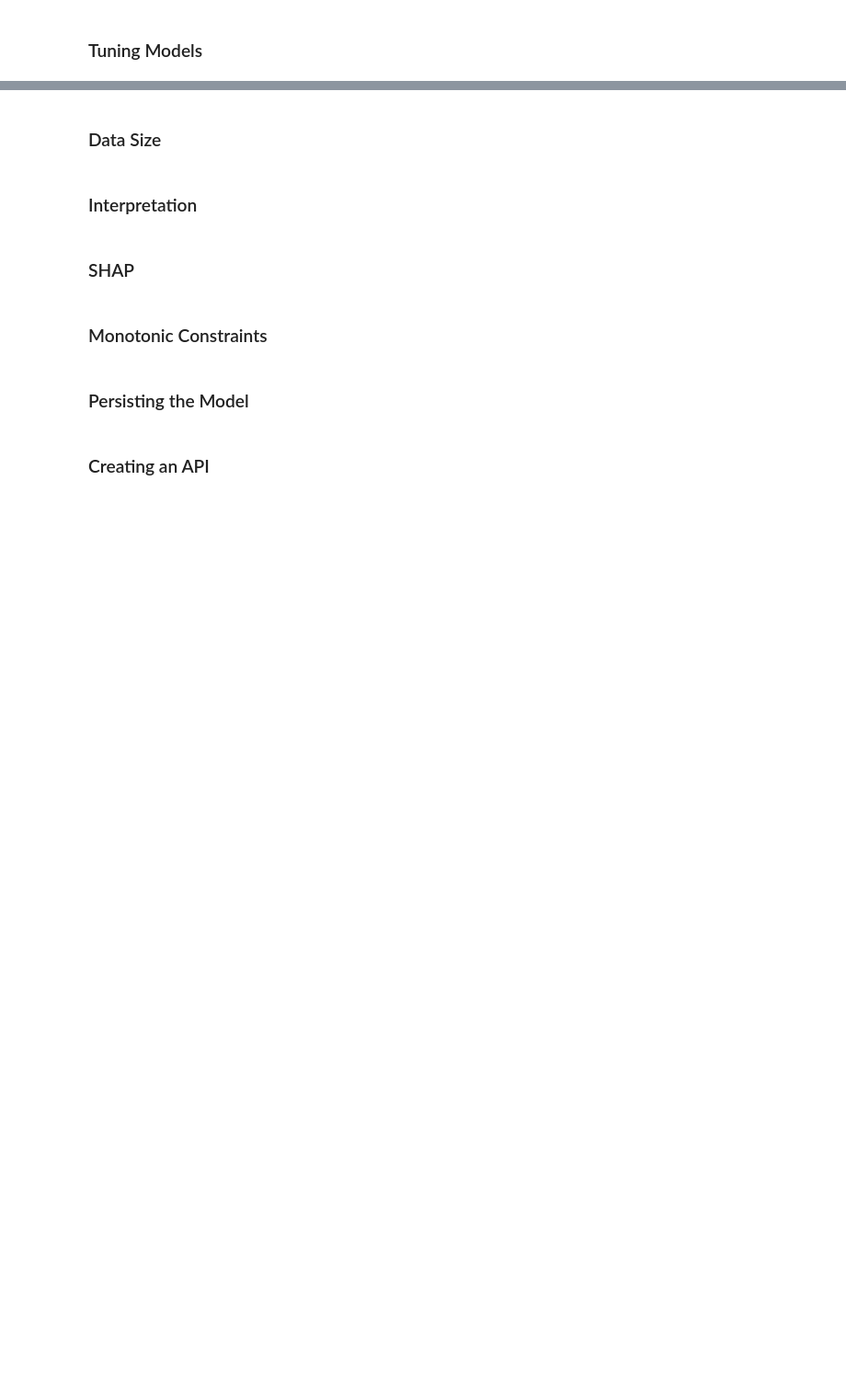
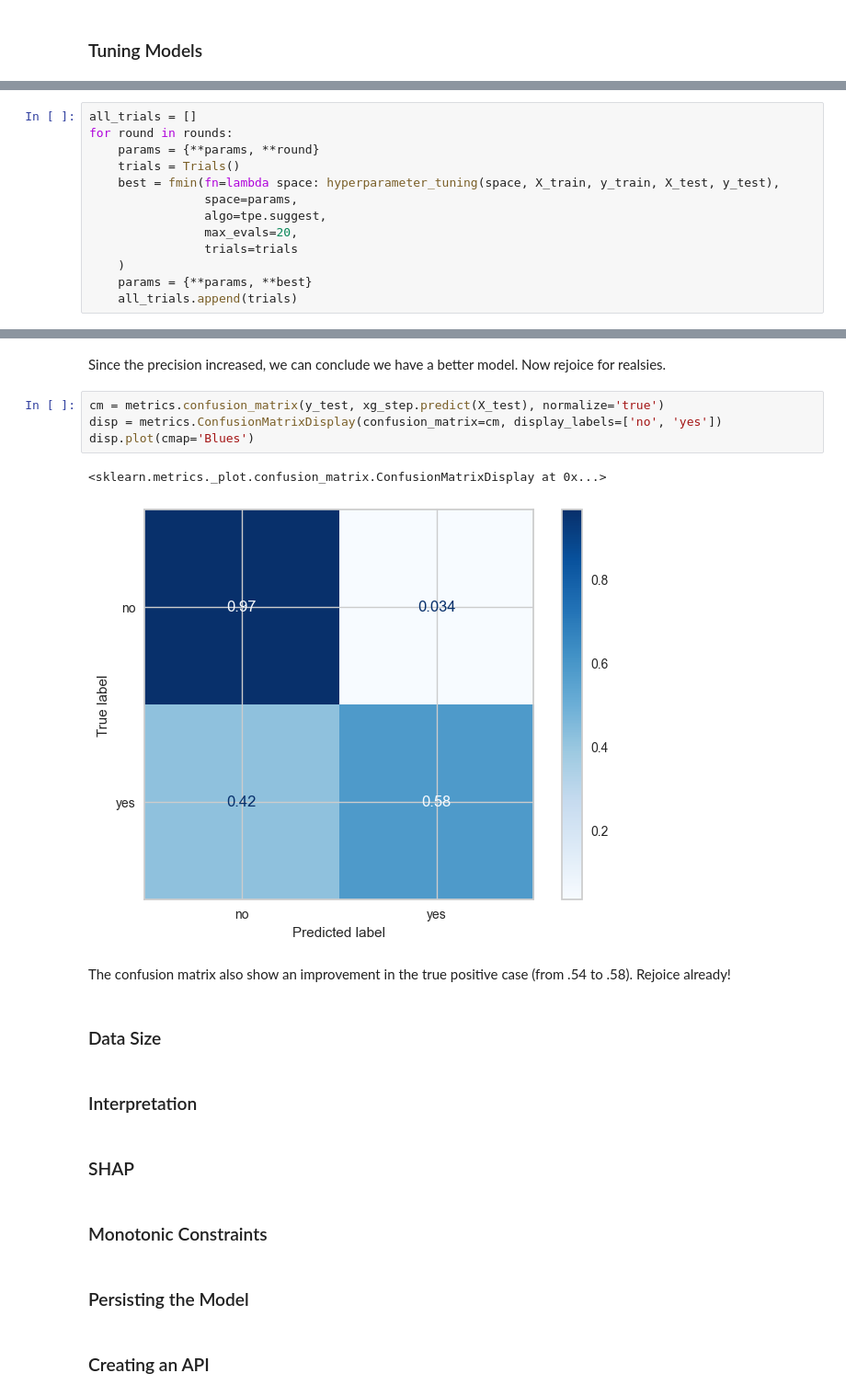
Before and after one commit to hfuhruhurr/effective-xgboost, a Jupyter notebook: dude.ipynb, the cells around one changed output, grey strips where cells are left out. Shown at 92% size. Saved outputs shown, nothing was run; the diff lists cells and outputs as text; blank space fills up the shorter version.

```diff
--- a/dude.ipynb
+++ b/dude.ipynb
@@ -818,0 +863,13 @@ Comparing the two model's scores, we see the XGBoost model has way better ROC sc
+# %%
+all_trials = []
+for round in rounds:
+    params = {**params, **round}
+    trials = Trials()
+    best = fmin(fn=lambda space: hyperparameter_tuning(space, X_train, y_train, X_test, y_test),
+                space=params,
+                algo=tpe.suggest,
+                max_evals=20,
+                trials=trials
+    )
+    params = {**params, **best}
+    all_trials.append(trials)
@@ -819,3 +970,14 @@ Comparing the two model's scores, we see the XGBoost model has way better ROC sc
+# %% [markdown]
+Since the precision increased, we can conclude we have a better model.  Now rejoice for realsies.
+# %%
+cm = metrics.confusion_matrix(y_test, xg_step.predict(X_test), normalize='true')
+disp = metrics.ConfusionMatrixDisplay(confusion_matrix=cm, display_labels=['no', 'yes'])
+disp.plot(cmap='Blues')
+# %% [output]
+<sklearn.metrics._plot.confusion_matrix.ConfusionMatrixDisplay at 0x...>
+[figure, added]
+# %% [markdown]
+The confusion matrix also show an improvement in the true positive case (from .54 to .58).  Rejoice already!
 # %% [markdown]
 ### Data Size
 # %% [markdown]
```
Also changed, not shown: parts of 21 cells of this notebook.
